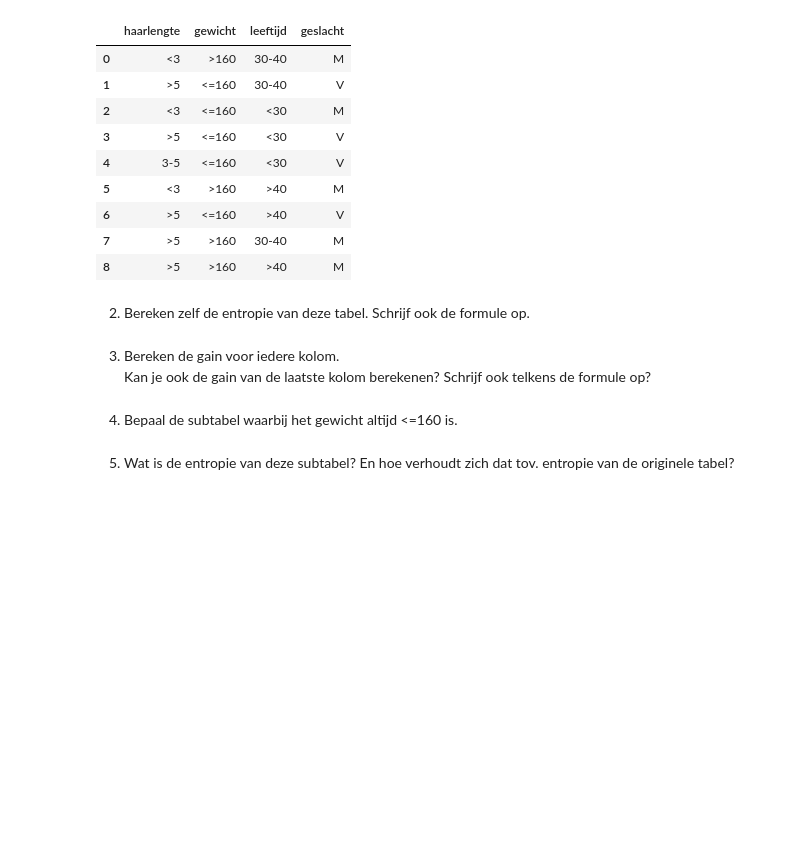
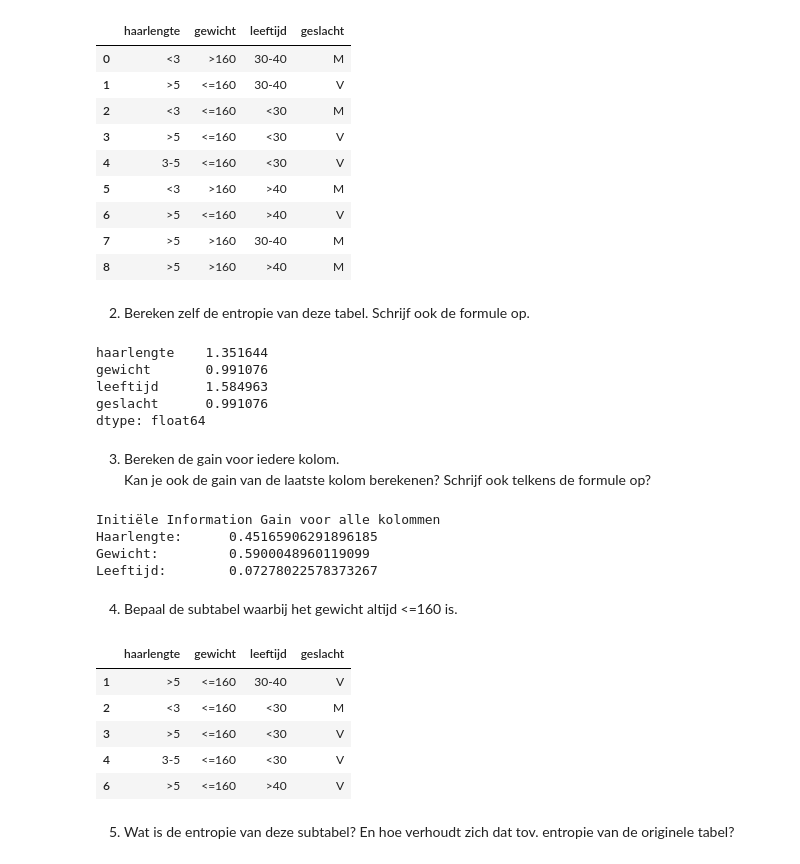
Before and after one commit to EliasDeHondt/DataScience1, a Jupyter notebook: W21P4/2 - The Simpsons.ipynb, the cells around one changed output. Drawn from its saved outputs; the diff is of its cells as text; code cells hidden in the pictures; blank space fills up the shorter version.

```diff
--- a/W21P4/2 - The Simpsons.ipynb
+++ b/W21P4/2 - The Simpsons.ipynb
@@ -26,12 +24,79 @@ display(simpsons_nominal)
 | 8 | >5 | >160 | >40 | M |
 # %% [markdown]
 2.  Bereken zelf de entropie van deze tabel. Schrijf ook de formule op.
+# %%
+# ======================================================================================================================================================
+# S = k_B * ln(W)
+# waarbij S de entropie is, k_B de Boltzmannconstante is en W de waarschijnlijkheid is dat het systeem zich in een bepaalde microtoestand bevindt.
+# ======================================================================================================================================================
+def entropy(series: pd.Series, base=None):
+    vc = series.value_counts(normalize=True, sort=False)
+    base = 2 if base is None else base
+    return -(vc * np.log2(vc)).sum()
+
+E_ouder = simpsons_nominal.apply(entropy)
+print(E_ouder)
+# %% [output]
+haarlengte    1.351644
+gewicht       0.991076
+leeftijd      1.584963
+geslacht      0.991076
+dtype: float64
 # %% [markdown]
 3.  Bereken de gain voor iedere kolom.
 Kan je ook de gain van de laatste kolom berekenen?
 Schrijf ook telkens de formule op?
+# %%
+# Bereken de gain voor iedere kolom.
+def information_gain(parent_table: pd.DataFrame, attribute: str, target: str):
+    # bepaal entropie van parent table
+    entropy_parent = entropy(parent_table[target])
+    child_entropies = []
+    child_weights = []
+
+    # bereken entropies of child tables
+    for (label, fraction) in parent_table[attribute].value_counts().items():
+        child_df = parent_table[parent_table[attribute] == label]
+        child_entropies.append(entropy(child_df[target]))
+        child_weights.append(int(fraction))
+
+    # calculate the difference between parent entropy and weighted child entropies
+    return entropy_parent - np.average(child_entropies, weights=child_weights)
+
+
+IG_Haarlengte = information_gain(simpsons_nominal, 'haarlengte', 'geslacht')
+IG_Gewicht = information_gain(simpsons_nominal, 'gewicht', 'geslacht')
+IG_Leeftijd = information_gain(simpsons_nominal, 'leeftijd', 'geslacht')
+
+print("Initiële Information Gain voor alle kolommen")
+print("Haarlengte:\t", IG_Haarlengte)
+print("Gewicht:\t", IG_Gewicht)
+print("Leeftijd:\t", IG_Leeftijd)
+
+# Kan je ook de gain van de laatste kolom berekenen?
+# (laatste kolom) = geslacht (JA)
+
+# Schrijf ook telkens de formule op?
+# Information Gain = Entropy(parent) - Weighted average of Entropy(children)
+# %% [output]
+Initiële Information Gain voor alle kolommen
+Haarlengte:      0.45165906291896185
+Gewicht:         0.5900048960119099
+Leeftijd:        0.07278022578373267
 # %% [markdown]
 4.  Bepaal de subtabel waarbij het gewicht altijd <=160 is.
+# %%
+# Deze vraag is over complex. Hieronder de normale vraag:
+# (Geef me alle rijen waar het gewicht gelijk is aan '<=160')
+simpsons_li = simpsons_nominal.loc[simpsons_nominal.gewicht == '<=160']
+display(simpsons_li)
+# %% [output]
+|  | haarlengte | gewicht | leeftijd | geslacht |
+| 1 | >5 | <=160 | 30-40 | V |
+| 2 | <3 | <=160 | <30 | M |
+| 3 | >5 | <=160 | <30 | V |
+| 4 | 3-5 | <=160 | <30 | V |
+| 6 | >5 | <=160 | >40 | V |
 # %% [markdown]
 5.  Wat is de entropie van deze subtabel?
 En hoe verhoudt zich dat tov. entropie van de originele tabel?
```
Also changed, not shown: parts of 6 cells of this notebook, 4 other files.
